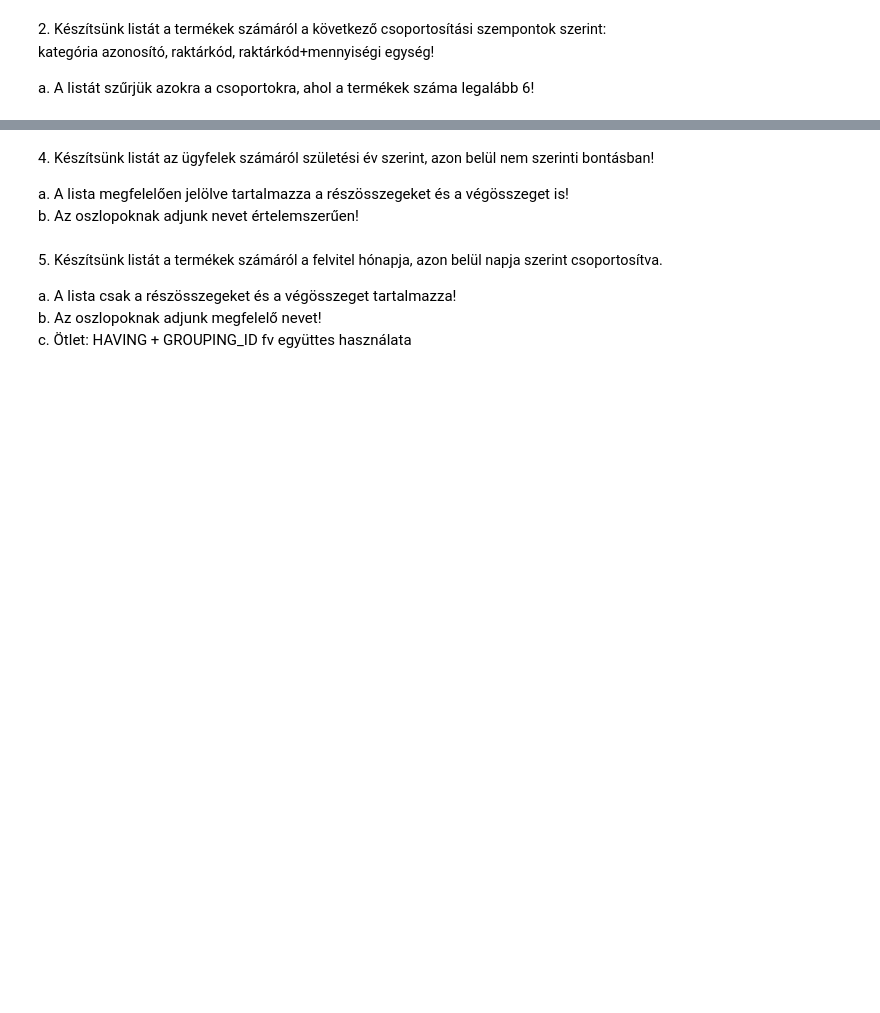
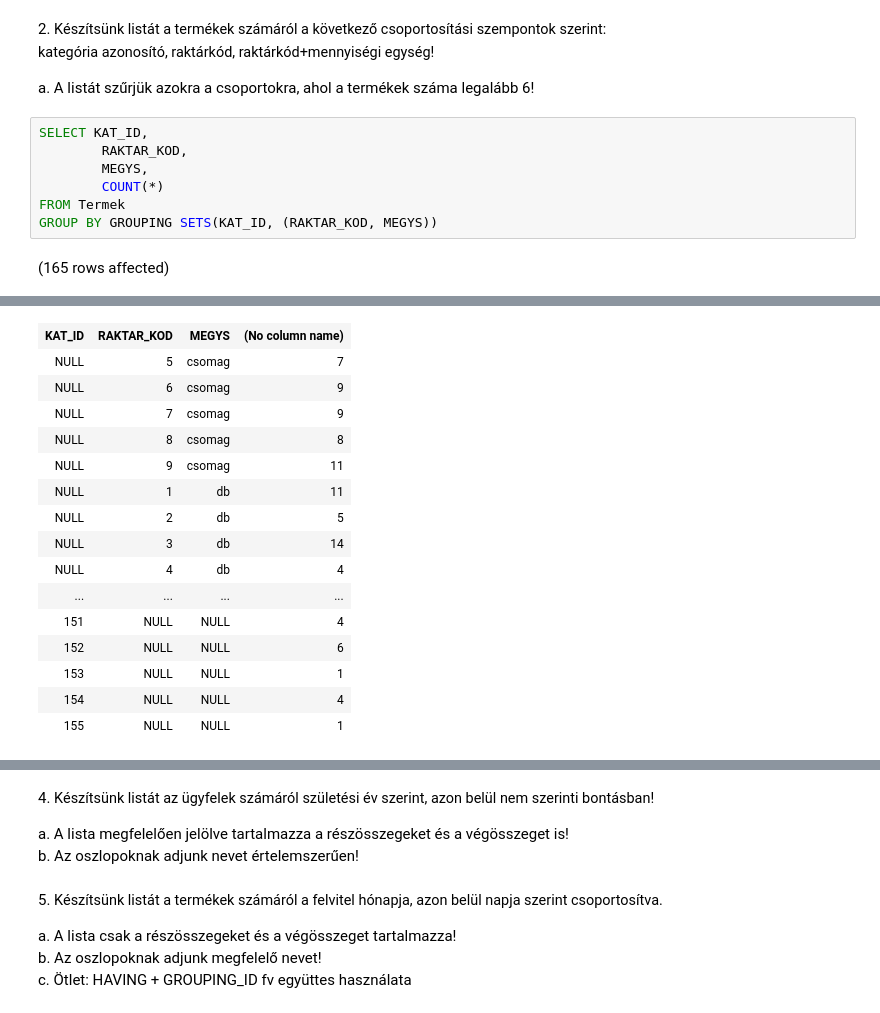
Before and after one commit to vrekaa121/adatbazis, a Jupyter notebook: gyakorlat04_feladatok.ipynb, the cells around one changed output, grey strips where cells are left out. Cells and saved outputs as stored; diff of their text form; blank space fills up the shorter version.

````diff
--- a/gyakorlat04_feladatok.ipynb
+++ b/gyakorlat04_feladatok.ipynb
@@ -7,3 +32,12 @@ b. Használjuk a ROLLUP záradékot!
 2. <span style="background-color: rgb(255, 255, 255); color: rgb(0, 0, 0); font-family: &quot;Open Sans&quot;, sans-serif; font-size: 14.44px;">Készítsünk listát a termékek számáról a következő csoportosítási szempontok szerint:<br>kategória azonosító, raktárkód, raktárkód+mennyiségi egység!</span>
 
 a. A listát szűrjük azokra a csoportokra, ahol a termékek száma legalább 6!
+# %%
+SELECT KAT_ID,
+        RAKTAR_KOD,
+        MEGYS,
+        COUNT(*)
+FROM Termek
+GROUP BY GROUPING SETS(KAT_ID, (RAKTAR_KOD, MEGYS))
+# %% [output]
+(165 rows affected)
@@ -10,3 +45,19 @@ a. A listát szűrjük azokra a csoportokra, ahol a termékek száma legalább 6
+| KAT_ID | RAKTAR_KOD | MEGYS | (No column name) |
+| NULL | 5 | csomag | 7 |
+| NULL | 6 | csomag | 9 |
+| NULL | 7 | csomag | 9 |
+| NULL | 8 | csomag | 8 |
+| NULL | 9 | csomag | 11 |
+| NULL | 1 | db | 11 |
+| NULL | 2 | db | 5 |
+| NULL | 3 | db | 14 |
+| NULL | 4 | db | 4 |
+| ... | ... | ... | ... |
+| 151 | NULL | NULL | 4 |
+| 152 | NULL | NULL | 6 |
+| 153 | NULL | NULL | 1 |
+| 154 | NULL | NULL | 4 |
+| 155 | NULL | NULL | 1 |
 # %% [markdown]
 ```
 3. Készítsünk listát az egyes termékkategóriákban lévő termékek számáról!
````
Also changed, not shown: parts of 3 cells of this notebook.
